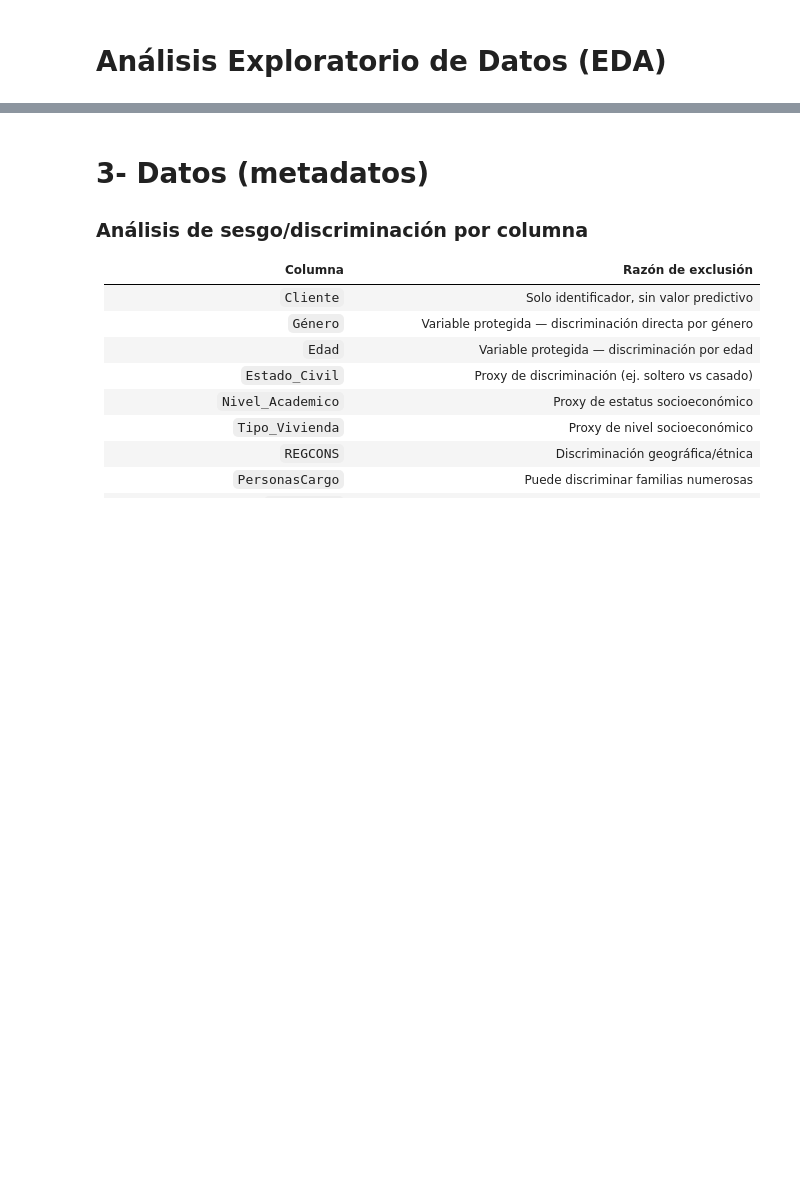
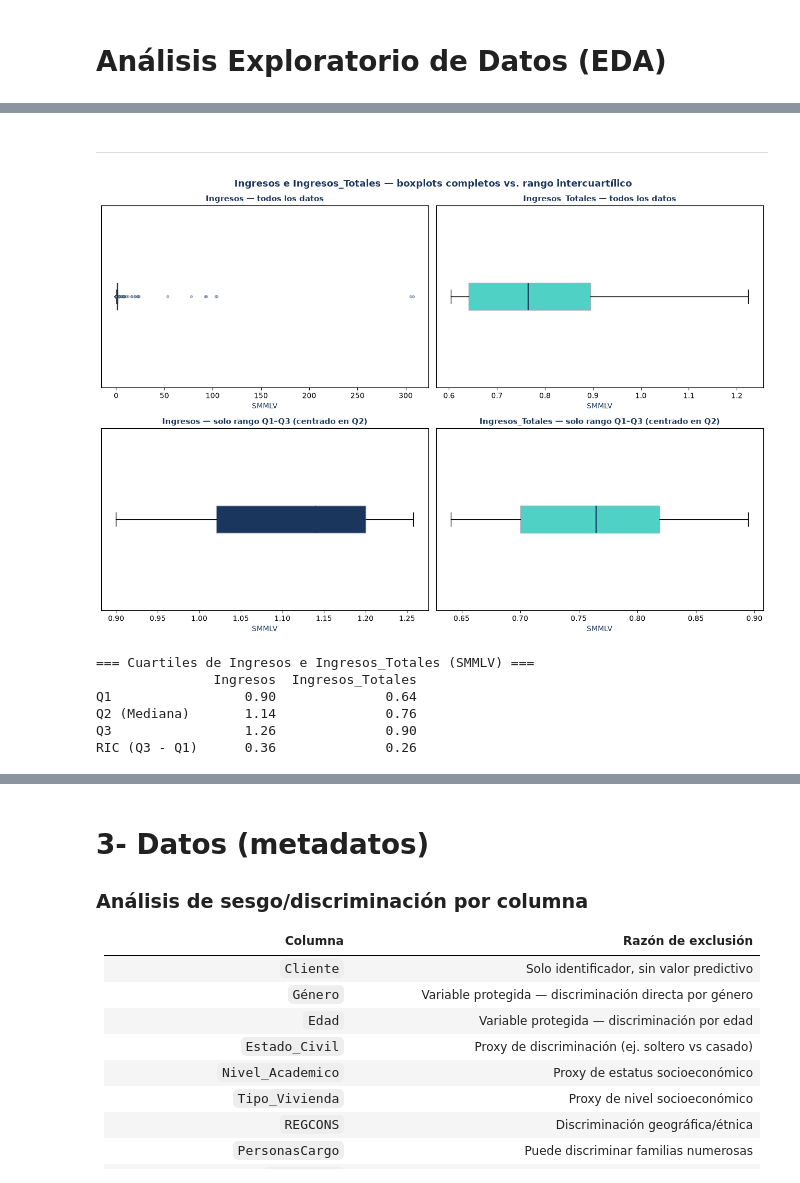
Before and after one commit to VelasquezG/TallerIA, a Jupyter notebook: TallerIA.ipynb, the cells around one changed output, grey strips where cells are left out. Drawn from its saved outputs; the diff is of its cells as text; code cells hidden in the pictures; blank space fills up the shorter version.

```diff
--- a/TallerIA.ipynb
+++ b/TallerIA.ipynb
@@ -249,0 +287,64 @@ plt.show()
+# %% [markdown]
+---
+# %%
+import matplotlib.pyplot as plt
+import numpy as np
+
+# Ingresos e Ingresos_Totales están expresados en SMMLV (según políticas del proyecto).
+variables_ingreso = ['Ingresos', 'Ingresos_Totales']
+
+fig, axes = plt.subplots(2, 2, figsize=(13, 9))
+tabla_cuartiles = {}
+
+for col_idx, (columna, color) in enumerate(zip(variables_ingreso, [AZUL, TURQUESA])):
+    datos = df_limpio[columna].dropna()
+    q1, q2, q3 = np.percentile(datos, [25, 50, 75])
+    tabla_cuartiles[columna] = [q1, q2, q3]
+
+    # Boxplot con todos los datos, incluidos valores atípicos.
+    ax_completo = axes[0, col_idx]
+    ax_completo.boxplot(
+        datos, vert=False, patch_artist=True,
+        boxprops=dict(facecolor=color, edgecolor=GRIS),
+        medianprops=dict(color=AZUL, linewidth=1.6),
+        flierprops=dict(marker='o', markersize=3, markerfacecolor=GRIS,
+                         markeredgecolor=AZUL, alpha=0.4),
+    )
+    ax_completo.set_title(f'{columna} — todos los datos', fontsize=11, fontweight='bold', color=AZUL)
+    ax_completo.set_xlabel('SMMLV', color=AZUL)
+    ax_completo.set_yticks([])
+
+    # Boxplot restringido al rango intercuartílico (Q1–Q3), centrado en Q2.
+    datos_ric = datos[(datos >= q1) & (datos <= q3)]
+    ax_ric = axes[1, col_idx]
+    ax_ric.boxplot(
+        datos_ric, vert=False, patch_artist=True,
+        boxprops=dict(facecolor=color, edgecolor=GRIS),
+        medianprops=dict(color=AZUL, linewidth=1.6),
+        flierprops=dict(marker='o', markersize=3, markerfacecolor=GRIS,
+                         markeredgecolor=AZUL, alpha=0.4),
+    )
+    ax_ric.set_title(f'{columna} — solo rango Q1–Q3 (centrado en Q2)', fontsize=11, fontweight='bold', color=AZUL)
+    ax_ric.set_xlabel('SMMLV', color=AZUL)
+    ax_ric.set_yticks([])
+
+fig.suptitle('Ingresos e Ingresos_Totales — boxplots completos vs. rango intercuartílico', fontsize=13, fontweight='bold', color=AZUL)
+plt.tight_layout()
+plt.show()
+
+df_cuartiles_ingresos = pd.DataFrame(
+    tabla_cuartiles, index=['Q1', 'Q2 (Mediana)', 'Q3']
+).round(2)
+df_cuartiles_ingresos.loc['RIC (Q3 - Q1)'] = (
+    df_cuartiles_ingresos.loc['Q3'] - df_cuartiles_ingresos.loc['Q1']
+)
+print('=== Cuartiles de Ingresos e Ingresos_Totales (SMMLV) ===')
+print(df_cuartiles_ingresos.to_string())
+# %% [output]
+[figure, added]
+=== Cuartiles de Ingresos e Ingresos_Totales (SMMLV) ===
+               Ingresos  Ingresos_Totales
+Q1                 0.90              0.64
+Q2 (Mediana)       1.14              0.76
+Q3                 1.26              0.90
+RIC (Q3 - Q1)      0.36              0.26
```
Also changed, not shown: parts of 13 cells of this notebook.
